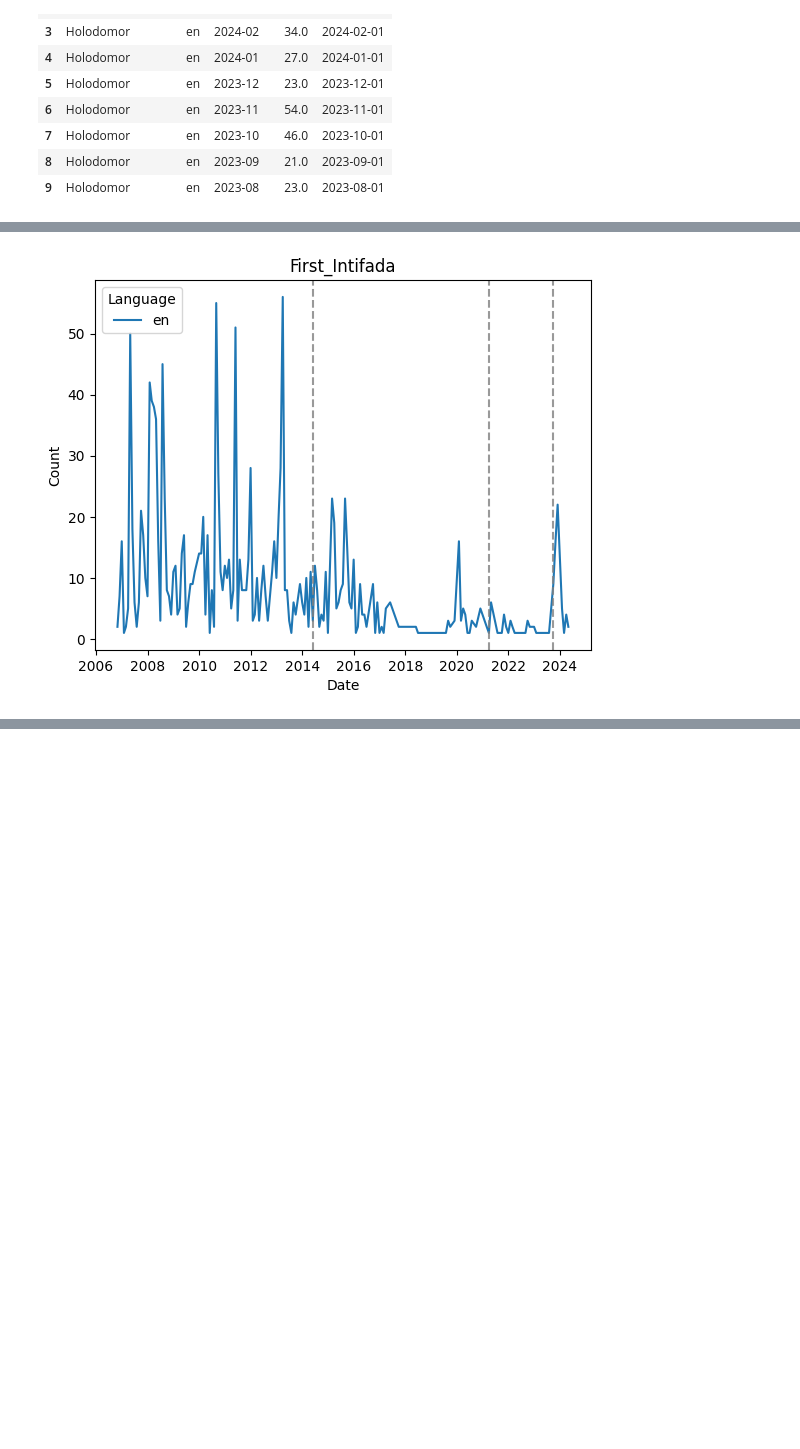
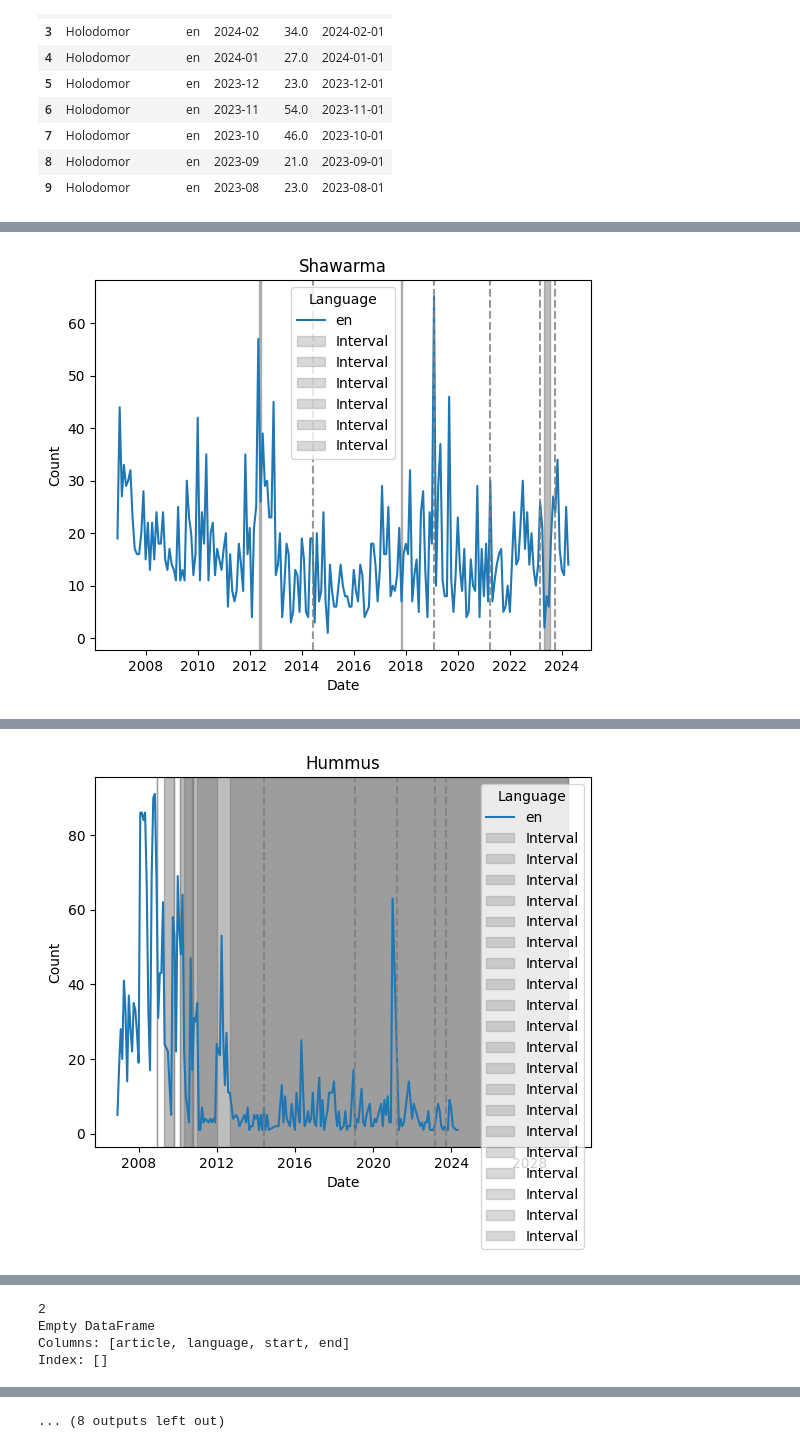
Before and after one commit to Rrisko/WikiEdits, a Jupyter notebook: code/visualisations.ipynb, the cells around one changed output, grey strips where cells are left out. Cells and saved outputs as stored; diff of their text form; code cells hidden in the pictures; blank space fills up the shorter version.

Commit message:
added protections

```diff
--- a/code/visualisations.ipynb
+++ b/code/visualisations.ipynb
@@ -45,3 +60,10 @@ wikiData.head(10)
 | 7 | Holodomor | en | 2023-10 | 46.0 | 2023-10-01 |
 | 8 | Holodomor | en | 2023-09 | 21.0 | 2023-09-01 |
 | 9 | Holodomor | en | 2023-08 | 23.0 | 2023-08-01 |
+# %%
+protections=pd.read_csv("../data/all_data/protections.csv")[['article', 'language', 'start', 'end']]
+protections['start'] = pd.to_datetime(protections['start'])
+protections['end'] = pd.to_datetime(protections['end'])
+
+
+protections.head(5)
@@ -48,9 +77,9 @@ wikiData.head(10)
 # %%
 import matplotlib.pyplot as plt
 
-def plot_article(article : str, df : pd.DataFrame = wikiData):
+def plot_article(article : str, df : pd.DataFrame = wikiData, lang = "en"):
 
-    df = df[df['Article'] == article]
+    df = df[(df['Article'] == article) & (df['Language'] == lang)]
     print(len(df))
     fig, ax = plt.subplots()
 
@@ -58,8 +87,18 @@ def plot_article(article : str, df : pd.DataFrame = wikiData):
         ax.plot(group['Date'], group['Count'], label=category)
 
     ax.axvline(datetime(2014,6,1), color='gray', linestyle='--', alpha=0.8)
+    ax.axvline(datetime(2019,2,1), color='gray', linestyle='--', alpha=0.8)
     ax.axvline(datetime(2021,4,1), color='gray', linestyle='--', alpha=0.8)
+    ax.axvline(datetime(2023,3,1), color='gray', linestyle='--', alpha=0.8)
+
     ax.axvline(datetime(2023,10,1), color='gray', linestyle='--', alpha=0.8)
+
+    df_intervals = protections[(protections['article'] == article) & (protections['language'] == lang)]
+    print(df_intervals)
+    for index, row in df_intervals.iterrows():
+        start = row['start']
+        end = row['end']
+        plt.axvspan(start, end, color='gray', alpha=0.3, label='Interval')
 
     # Customize the plot
     ax.set_xlabel('Date')
@@ -70,5 +109,14 @@ def plot_article(article : str, df : pd.DataFrame = wikiData):
     # Show plot
     plt.show()
 
-plot_article("First_Intifada", wikiData)
+plot_article("Shawarma", wikiData)
+plot_article("Hummus", wikiData)
+plot_article("Falafel", wikiData)
+plot_article("Nakba", wikiData)
+plot_article("Mandatory_Palestine", wikiData)
+plot_article("1948_Arab-Israeli_War", wikiData)
+plot_article("David_Ben-Gurion", wikiData)
+plot_article("Yasser_Arafat", wikiData)
+plot_article("Six-Day_War", wikiData)
+plot_article("Yom_Kippur_War", wikiData)
 # %% [output]
@@ -76 +131 @@ plot_article("First_Intifada", wikiData)
-[figure, old version]
+[figure, new version]
@@ -76,0 +149 @@ plot_article("First_Intifada", wikiData)
+[figure, added]
@@ -76,0 +182,4 @@ plot_article("First_Intifada", wikiData)
+2
+Empty DataFrame
+Columns: [article, language, start, end]
+Index: []
@@ -77,3 +187,4 @@ plot_article("First_Intifada", wikiData)
+... (8 outputs left out)
 # %%
 print(len(wikiData))
 # %% [output]
```
Also changed, not shown: parts of 5 cells of this notebook, 21 other files.
